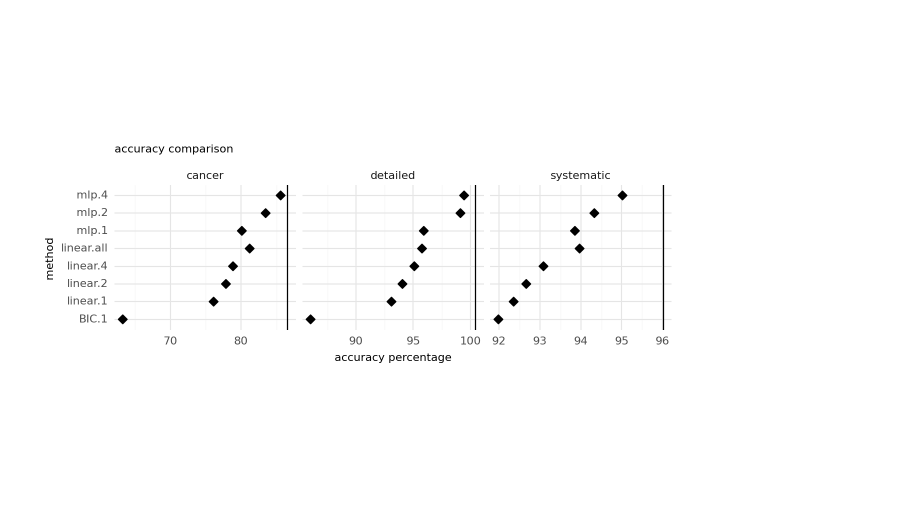
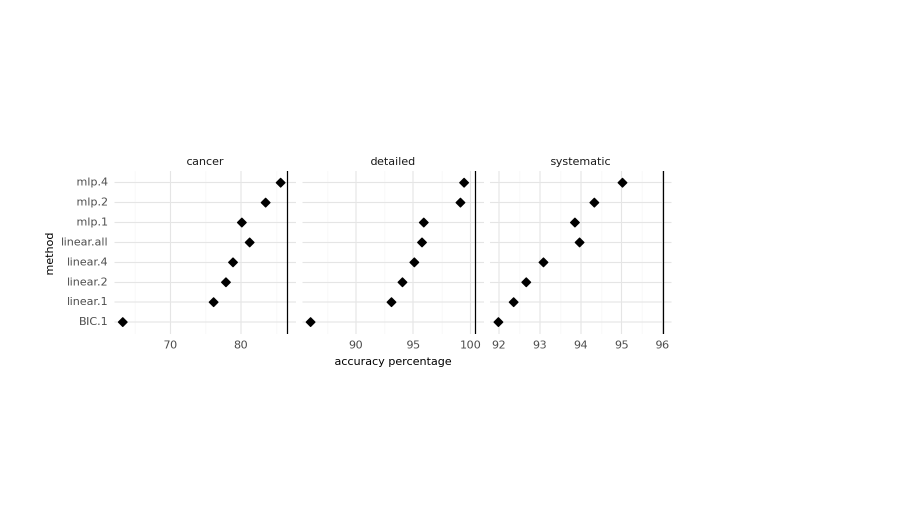
Before and after one commit to lamtung16/ML_LambdaLearning_OPART_Reproducible_2, a Jupyter notebook: figure_acc_compare_condensed.ipynb, the cells around one changed output. Cells and saved outputs as stored; diff of their text form; code cells hidden in the pictures.

Commit message:
update figures March 29

```diff
--- a/figure_acc_compare_condensed.ipynb
+++ b/figure_acc_compare_condensed.ipynb
@@ -4,32 +4,31 @@ import pandas as pd
 # %%
 cancer_df = pd.read_csv('acc_rate/cancer_condensed.csv')
 cancer_df['dataset'] = 'cancer'
 
 detailed_df = pd.read_csv('acc_rate/detailed_condensed.csv')
 detailed_df['dataset'] = 'detailed'
 
 systematic_df = pd.read_csv('acc_rate/systematic_condensed.csv')
 systematic_df['dataset'] = 'systematic'
 
 final_df = pd.concat([cancer_df, detailed_df, systematic_df])
 final_df = final_df[final_df['feature'] == 'feature engineering']
 
 # Calculate maximum accuracy for each dataset
 max_acc_per_dataset = final_df.groupby('dataset')['acc'].max().reset_index()
 max_acc_per_dataset['acc'] = max_acc_per_dataset['acc'] + 1
 
 plot_combined = (ggplot(final_df, aes(x='acc', y='method')) +
                  geom_point(shape="D", size=2) +
-                 labs(title="accuracy comparison",
-                      x="accuracy percentage",
+                 labs(x="accuracy percentage",
                       y="method") +
                  facet_wrap('~dataset', ncol=final_df['dataset'].nunique(), scales='free_x') +
                  theme_minimal() +
                  theme(legend_position='bottom', text=element_text(size=8)) +
-                 theme(aspect_ratio=0.8) +
+                 theme(aspect_ratio=0.9) +
                  geom_vline(data=max_acc_per_dataset, mapping=aes(xintercept='acc'), color='black')
                  )
 
 print(plot_combined)
 # %% [output]
-[figure, old version]
+[figure, new version]
```
Also changed, not shown: parts of 1 cell of this notebook, 19 other files.
